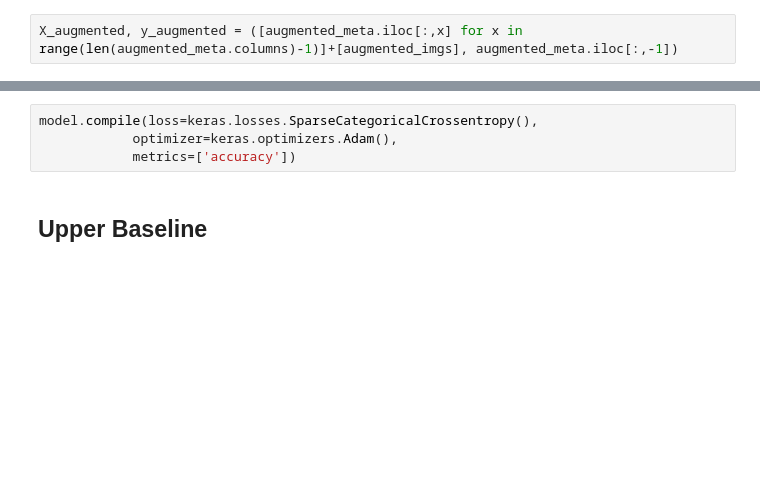
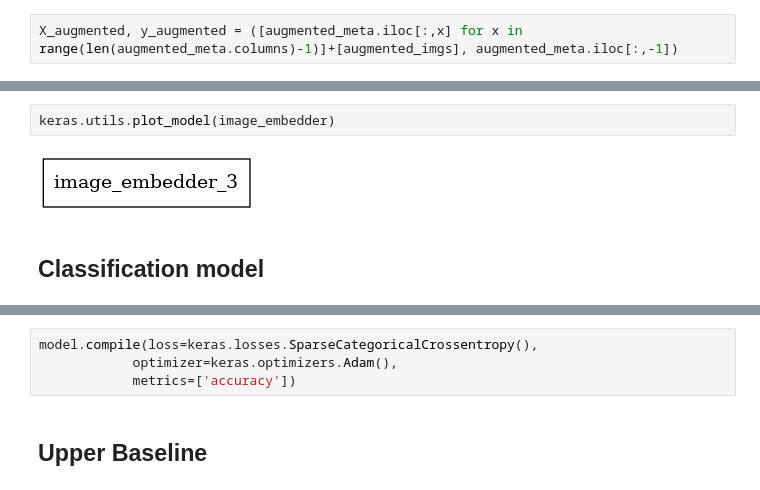
Before and after one commit to e-lubrini/pseudo-labelling, a Jupyter notebook: PseudoLabelingDemo.ipynb, the cells around one changed output, grey strips where cells are left out. Saved outputs shown, nothing was run; the diff lists cells and outputs as text; blank space fills up the shorter version.

```diff
--- a/PseudoLabelingDemo.ipynb
+++ b/PseudoLabelingDemo.ipynb
@@ -440 +575,7 @@ X_augmented, y_augmented = ([augmented_meta.iloc[:,x] for x in range(len(augment
+# %%
+keras.utils.plot_model(image_embedder)
+# %% [output]
+[figure, added]
+# %% [markdown]
+## Classification model
 # %%
```
Also changed, not shown: parts of 12 cells of this notebook, 1 other file.
